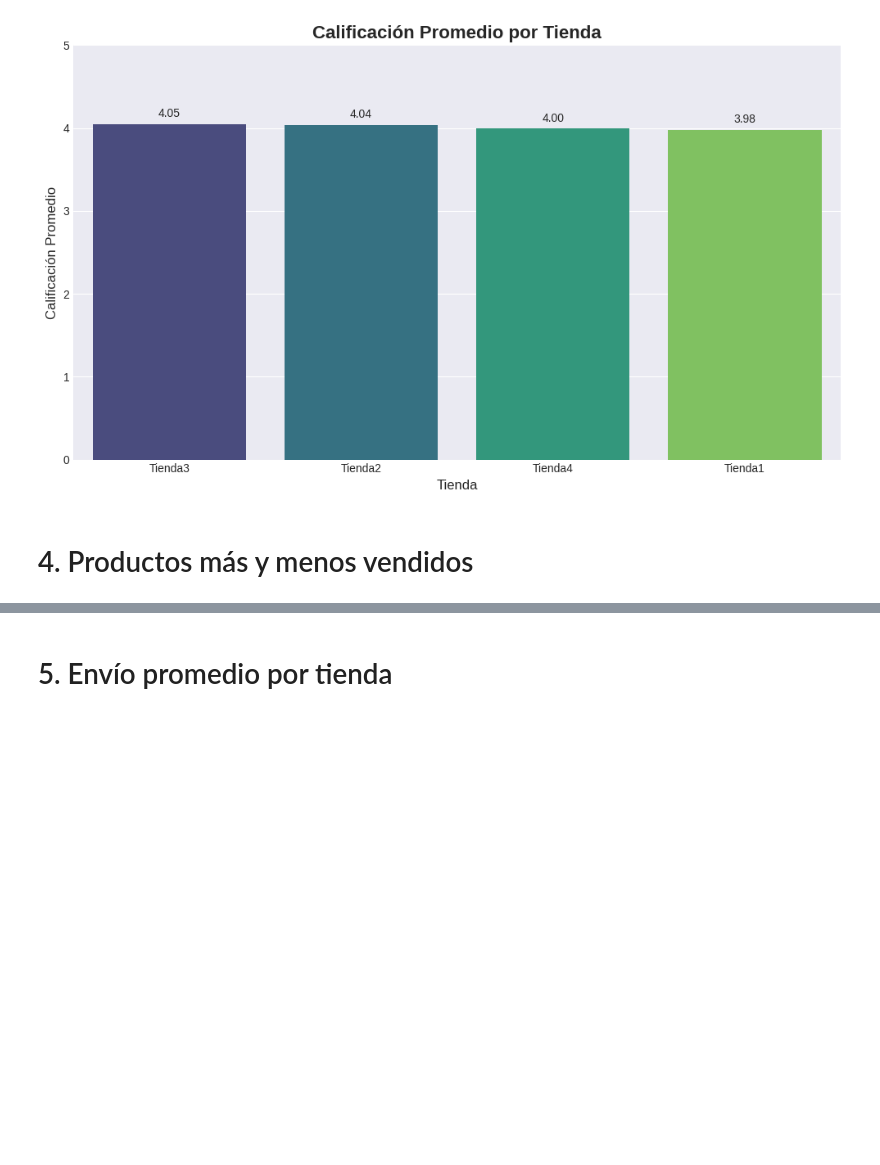
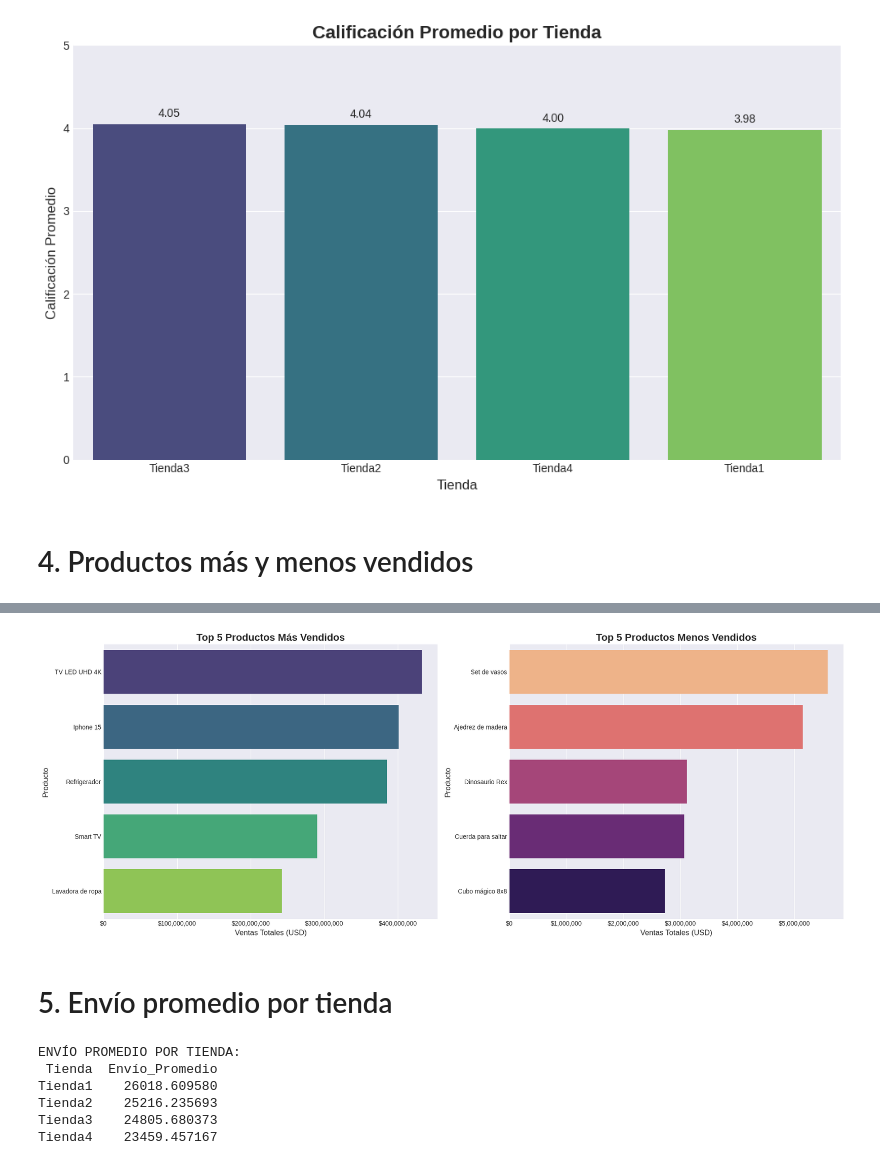
Before and after one commit to RopeFeliz/Challenge-Alura-Store, a Jupyter notebook: AluraStoreLatam.ipynb, the cells around one changed output, grey strips where cells are left out. Drawn from its saved outputs; the diff is of its cells as text; code cells hidden in the pictures; blank space fills up the shorter version.

```diff
--- a/AluraStoreLatam.ipynb
+++ b/AluraStoreLatam.ipynb
@@ -350,25 +348,63 @@ print(productos_menos_vendidos.to_string(index=False))
 # %%
 import matplotlib.pyplot as plt
 import seaborn as sns
 
 plt.style.use('seaborn-v0_8-darkgrid')
 fig, axes = plt.subplots(1, 2, figsize=(18, 7))
 
 # Gráfico de productos más vendidos
-sns.barplot(x='Precio', y='Producto', data=productos_mas_vendidos, palette='viridis', ax=axes[0])
+sns.barplot(x='Precio', y='Producto', data=productos_mas_vendidos, palette='viridis', hue='Producto', legend=False, ax=axes[0])
 axes[0].set_title('Top 5 Productos Más Vendidos', fontsize=16, fontweight='bold')
 axes[0].set_xlabel('Ventas Totales (USD)', fontsize=12)
 axes[0].set_ylabel('Producto', fontsize=12)
 axes[0].xaxis.set_major_formatter(plt.FuncFormatter(lambda x, p: f'${x:,.0f}'))
 
 # Gráfico de productos menos vendidos
-sns.barplot(x='Precio', y='Producto', data=productos_menos_vendidos, palette='magma_r', ax=axes[1]) # magma_r for reverse color scheme
+sns.barplot(x='Precio', y='Producto', data=productos_menos_vendidos, palette='magma_r', hue='Producto', legend=False, ax=axes[1])
 axes[1].set_title('Top 5 Productos Menos Vendidos', fontsize=16, fontweight='bold')
 axes[1].set_xlabel('Ventas Totales (USD)', fontsize=12)
 axes[1].set_ylabel('Producto', fontsize=12)
 axes[1].xaxis.set_major_formatter(plt.FuncFormatter(lambda x, p: f'${x:,.0f}'))
 
 plt.tight_layout()
 plt.show()
+# %% [output]
+[figure, added]
 # %% [markdown]
 # 5. Envío promedio por tienda
+# %%
+def envio_promedio_tiendas(urls_tiendas):
+    resultados = []
+    for nombre_tienda, url in urls_tiendas.items():
+        try:
+            df_tienda = pd.read_csv(url)
+
+            envio_promedio = df_tienda['Costo de envío'].mean()
+            resultados.append({
+                'Tienda': nombre_tienda,
+                'Envío_Promedio': envio_promedio
+            })
+        except Exception as e:
+            print(f"Error procesando {nombre_tienda}: {e}")
+            resultados.append({
+                'Tienda': nombre_tienda,
+                'Envío_Promedio': None,
+                'Error': str(e)
+            })
+
+    df_envio_promedio_tiendas = pd.DataFrame(resultados)
+    df_envio_promedio_tiendas = df_envio_promedio_tiendas.sort_values(by='Envío_Promedio', ascending=False)
+
+    return df_envio_promedio_tiendas
+
+df_envio_promedio = envio_promedio_tiendas(urls_tiendas)
+
+print("\nENVÍO PROMEDIO POR TIENDA:")
+print(df_envio_promedio.to_string(index=False))
+# %% [output]
+ENVÍO PROMEDIO POR TIENDA:
+ Tienda  Envío_Promedio
+Tienda1    26018.609580
+Tienda2    25216.235693
+Tienda3    24805.680373
+Tienda4    23459.457167
```
Also changed, not shown: parts of 7 cells of this notebook.
